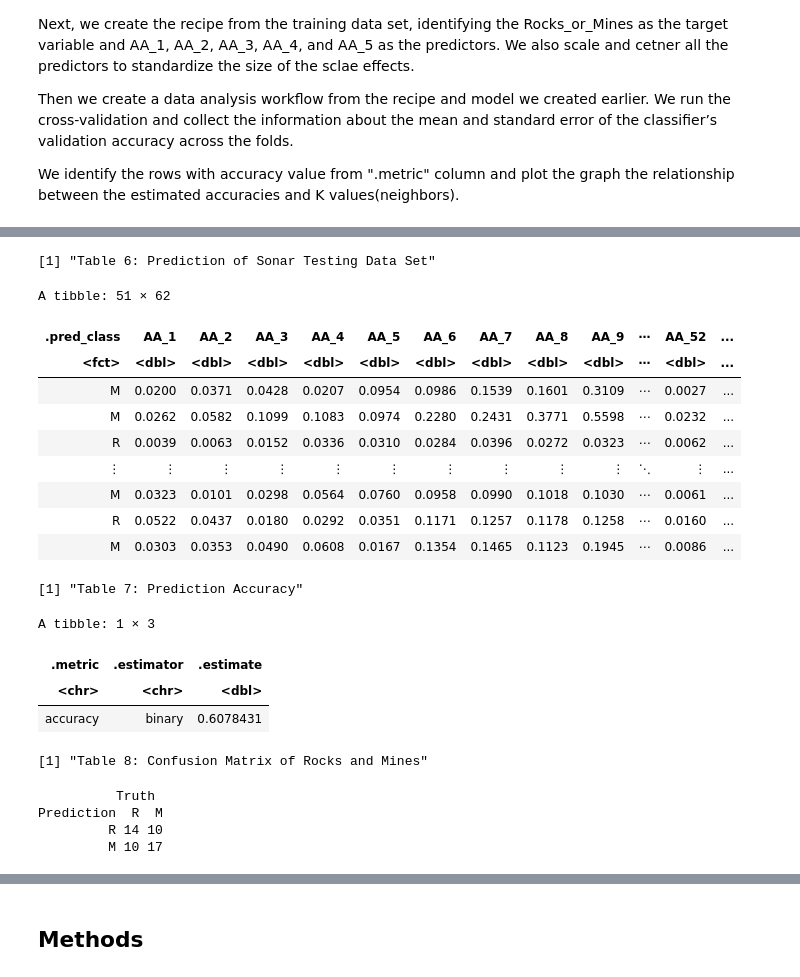
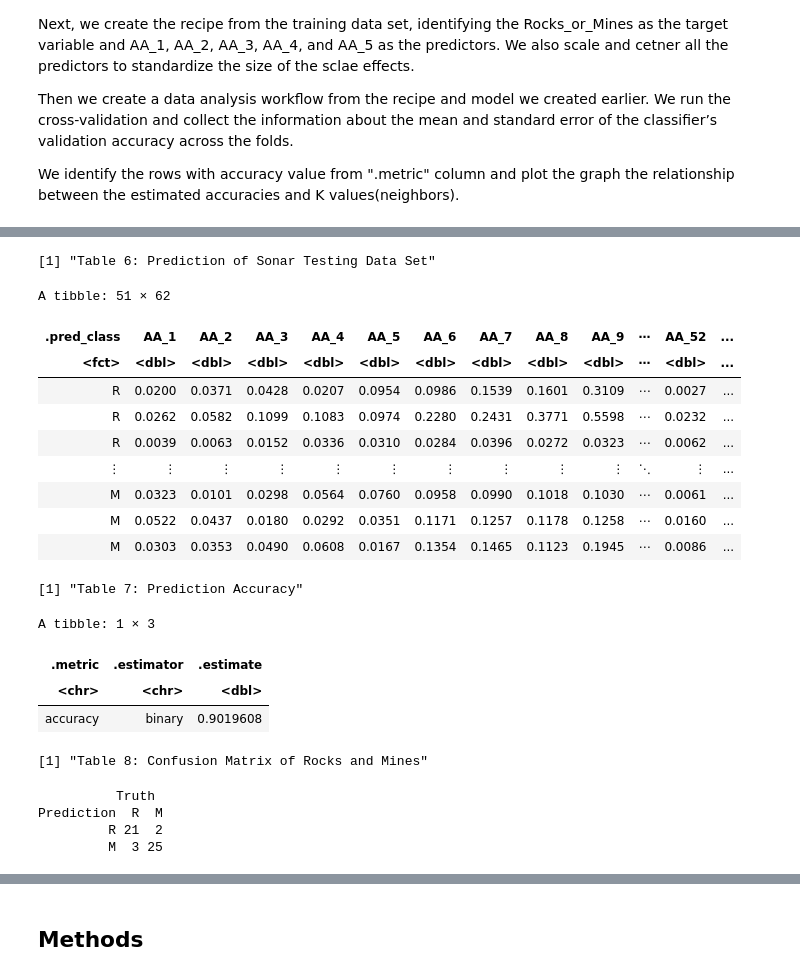
Before and after one commit to m2icocoa/group_project_team_6, a Jupyter notebook: proposal.ipynb, the cells around one changed output, grey strips where cells are left out. Saved outputs shown, nothing was run; the diff lists cells and outputs as text; code cells hidden in the pictures.

```diff
--- a/proposal.ipynb
+++ b/proposal.ipynb
@@ -181,7 +181,7 @@ knn_spec <- nearest_neighbor(weight_func = "rectangular", neighbors = tune()) %>
     set_engine("kknn") %>%
     set_mode("classification")
 
-sonar_recipe <- recipe(Rocks_or_Mines ~ AA_1 + AA_2 + AA_3 + AA_4 + AA_5, data = sonar_training) %>%
+sonar_recipe <- recipe(Rocks_or_Mines ~., data = sonar_training) %>%
     step_scale(all_predictors()) %>%
     step_center(all_predictors())
 
@@ -226,47 +226,47 @@ Now we recreate the KNN classification specification with K = 13 using the train
 # %%
-sonar_spec <- nearest_neighbor(weight_func = "rectangular", neighbors = 13) %>%
+sonar_spec <- nearest_neighbor(weight_func = "rectangular", neighbors = 2) %>%
     set_engine("kknn") %>%
     set_mode("classification")
 
 sonar_fit <- workflow() %>%
     add_recipe(sonar_recipe) %>%
     add_model(sonar_spec) %>%
     fit(data = sonar_training)
 
 sonar_test_predictions <- predict(sonar_fit, sonar_testing) %>%
     bind_cols(sonar_testing)
 print("Table 6: Prediction of Sonar Testing Data Set")
 sonar_test_predictions
 
 sonar_prediction_accuracy <- sonar_test_predictions %>%
     metrics(truth = Rocks_or_Mines, estimate = .pred_class) %>%
     filter(.metric == "accuracy")
 print("Table 7: Prediction Accuracy")
 sonar_prediction_accuracy
 
 confusion <- sonar_test_predictions %>%
     conf_mat(truth = Rocks_or_Mines, estimate = .pred_class)
 print("Table 8: Confusion Matrix of Rocks and Mines")
 confusion
 # %% [output]
 [1] "Table 6: Prediction of Sonar Testing Data Set"
 A tibble: 51 × 62
 | .pred_class | AA_1 | AA_2 | AA_3 | AA_4 | AA_5 | AA_6 | AA_7 | AA_8 | AA_9 | ⋯ | AA_52 | ... |
 | <fct> | <dbl> | <dbl> | <dbl> | <dbl> | <dbl> | <dbl> | <dbl> | <dbl> | <dbl> | ⋯ | <dbl> | ... |
-| M | 0.0200 | 0.0371 | 0.0428 | 0.0207 | 0.0954 | 0.0986 | 0.1539 | 0.1601 | 0.3109 | ⋯ | 0.0027 | ... |
-| M | 0.0262 | 0.0582 | 0.1099 | 0.1083 | 0.0974 | 0.2280 | 0.2431 | 0.3771 | 0.5598 | ⋯ | 0.0232 | ... |
+| R | 0.0200 | 0.0371 | 0.0428 | 0.0207 | 0.0954 | 0.0986 | 0.1539 | 0.1601 | 0.3109 | ⋯ | 0.0027 | ... |
+| R | 0.0262 | 0.0582 | 0.1099 | 0.1083 | 0.0974 | 0.2280 | 0.2431 | 0.3771 | 0.5598 | ⋯ | 0.0232 | ... |
 | R | 0.0039 | 0.0063 | 0.0152 | 0.0336 | 0.0310 | 0.0284 | 0.0396 | 0.0272 | 0.0323 | ⋯ | 0.0062 | ... |
 | ⋮ | ⋮ | ⋮ | ⋮ | ⋮ | ⋮ | ⋮ | ⋮ | ⋮ | ⋮ | ⋱ | ⋮ | ... |
 | M | 0.0323 | 0.0101 | 0.0298 | 0.0564 | 0.0760 | 0.0958 | 0.0990 | 0.1018 | 0.1030 | ⋯ | 0.0061 | ... |
-| R | 0.0522 | 0.0437 | 0.0180 | 0.0292 | 0.0351 | 0.1171 | 0.1257 | 0.1178 | 0.1258 | ⋯ | 0.0160 | ... |
+| M | 0.0522 | 0.0437 | 0.0180 | 0.0292 | 0.0351 | 0.1171 | 0.1257 | 0.1178 | 0.1258 | ⋯ | 0.0160 | ... |
 | M | 0.0303 | 0.0353 | 0.0490 | 0.0608 | 0.0167 | 0.1354 | 0.1465 | 0.1123 | 0.1945 | ⋯ | 0.0086 | ... |
 [1] "Table 7: Prediction Accuracy"
 A tibble: 1 × 3
 | .metric | .estimator | .estimate |
 | <chr> | <chr> | <dbl> |
-| accuracy | binary | 0.6078431 |
+| accuracy | binary | 0.9019608 |
 [1] "Table 8: Confusion Matrix of Rocks and Mines"
           Truth
 Prediction  R  M
-         R 14 10
-         M 10 17
+         R 21  2
+         M  3 25
```
Also changed, not shown: parts of 3 cells of this notebook.
